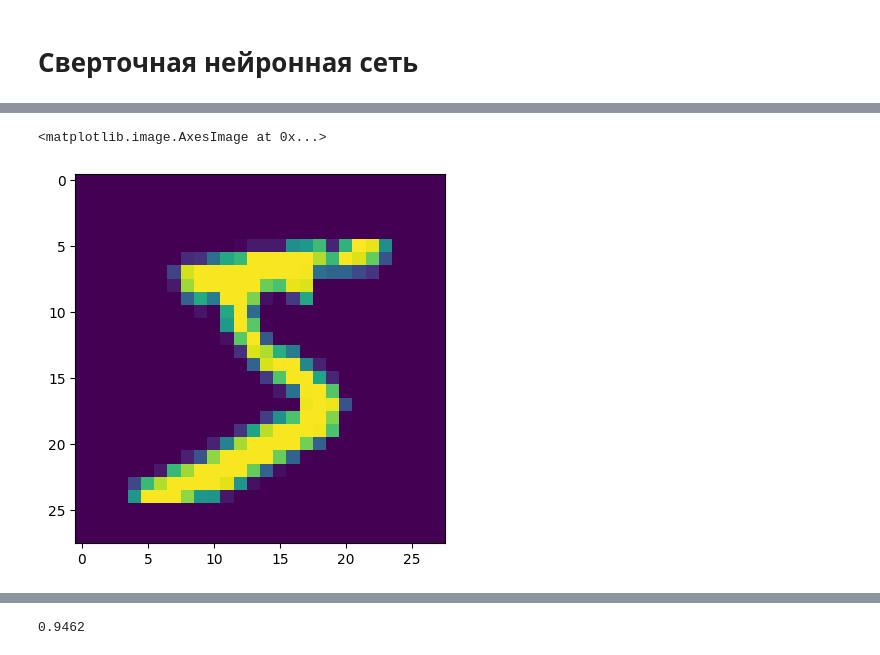
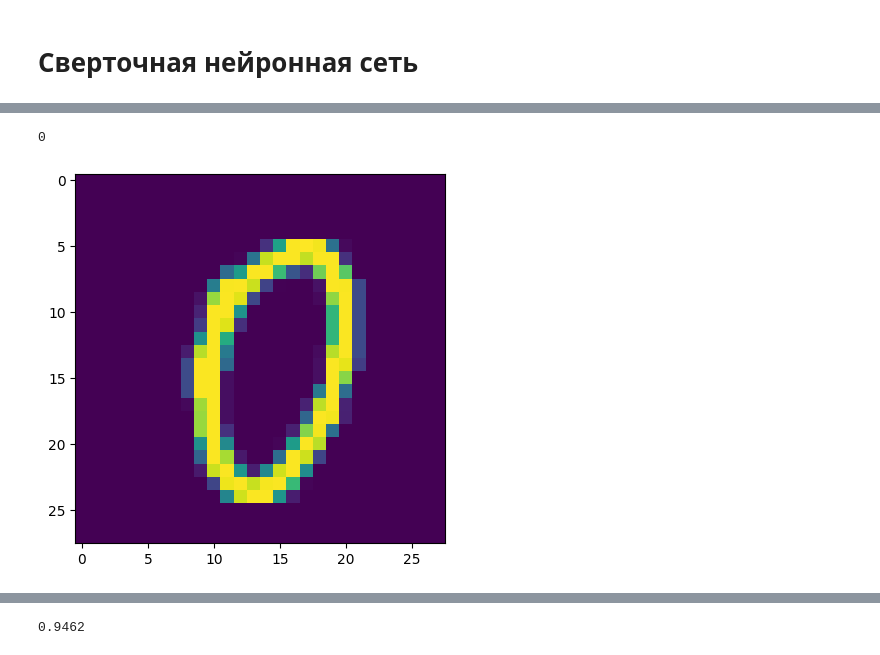
Before and after one commit to hixday28/hw_ml_2_vk, a Jupyter notebook: NN_seminar_HW3_2025.ipynb, the cells around one changed output, grey strips where cells are left out. Saved outputs shown, nothing was run; the diff lists cells and outputs as text; code cells hidden in the pictures.

```diff
--- a/NN_seminar_HW3_2025.ipynb
+++ b/NN_seminar_HW3_2025.ipynb
@@ -210,8 +218,9 @@ val_dataloader = torch.utils.data.DataLoader(mnist_val, batch_size=64, shuffle=T
 # %%
-plt.imshow(mnist_train[0][0].squeeze(0).numpy().reshape([28, 28]))
+plt.imshow(mnist_train[1000][0].squeeze(0).numpy().reshape([28, 28]))
+mnist_train[1000][1]
 # %% [output]
-<matplotlib.image.AxesImage at 0x...>
+0
-[figure, old version]
+[figure, new version]
 # %%
 model = nn.Sequential(
     nn.Flatten(),
```
Also changed, not shown: parts of 11 cells of this notebook.
